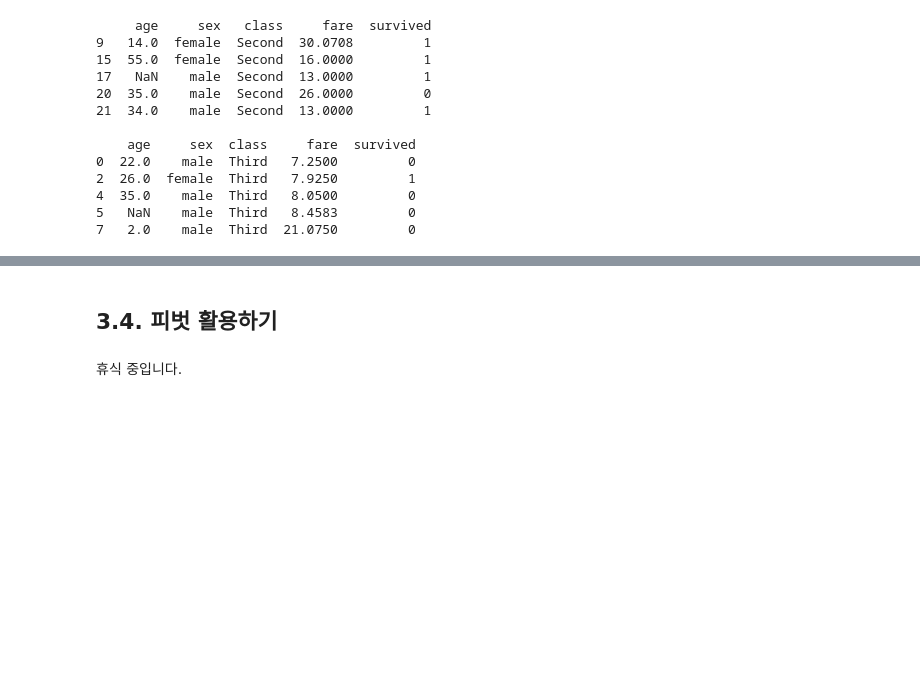
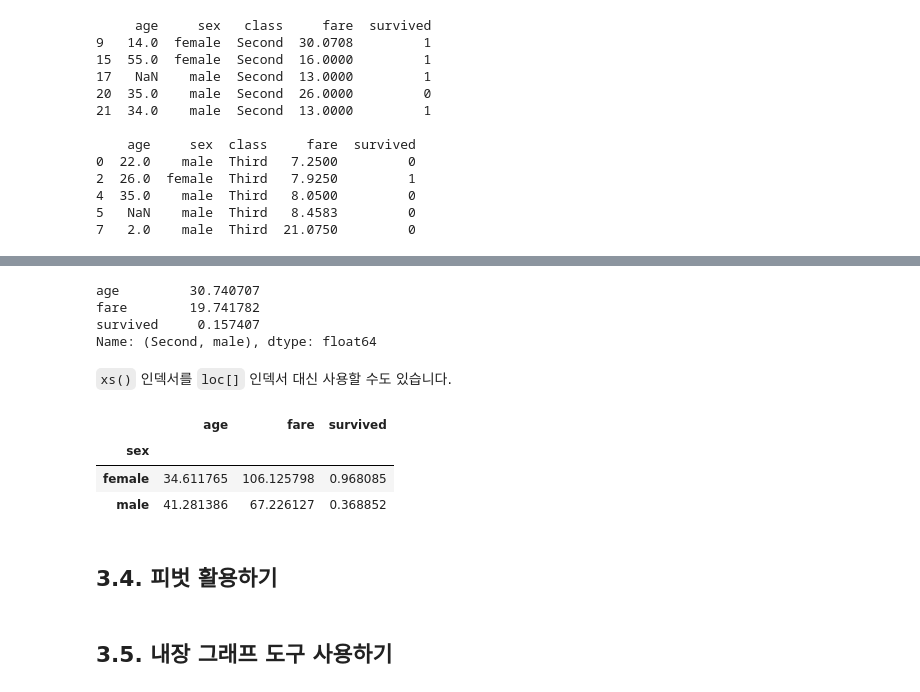
Before and after one commit to LeeSeungwon89/Pandas_Theory, a Jupyter notebook: 2. 데이터를 다루기 위한 파이썬 패키지.ipynb, the cells around one changed output, grey strips where cells are left out. Cells and saved outputs as stored; diff of their text form; code cells hidden in the pictures; blank space fills up the shorter version.

```diff
--- a/2. 데이터를 다루기 위한 파이썬 패키지.ipynb
+++ b/2. 데이터를 다루기 위한 파이썬 패키지.ipynb
@@ -2974,4 +3028,20 @@ for x in ti_gb1_apply3.index:
+# %%
+ti_gb2.mean().loc[('Second', 'male')]
+# %% [output]
+age         30.740707
+fare        19.741782
+survived     0.157407
+Name: (Second, male), dtype: float64
+# %% [markdown]
+`xs()` 인덱서를 `loc[]` 인덱서 대신 사용할 수도 있습니다.
+# %%
+ti_gb2.mean().xs('First', level='class')
+# %% [output]
+|  | age | fare | survived |
+| sex |  |  |  |
+| female | 34.611765 | 106.125798 | 0.968085 |
+| male | 41.281386 | 67.226127 | 0.368852 |
 # %% [markdown]
 ## **3.4. 피벗 활용하기**
-# %% [markdown]
-휴식 중입니다.
+# %% [markdown]
+## **3.5. 내장 그래프 도구 사용하기**
```
Also changed, not shown: parts of 7 cells of this notebook.
